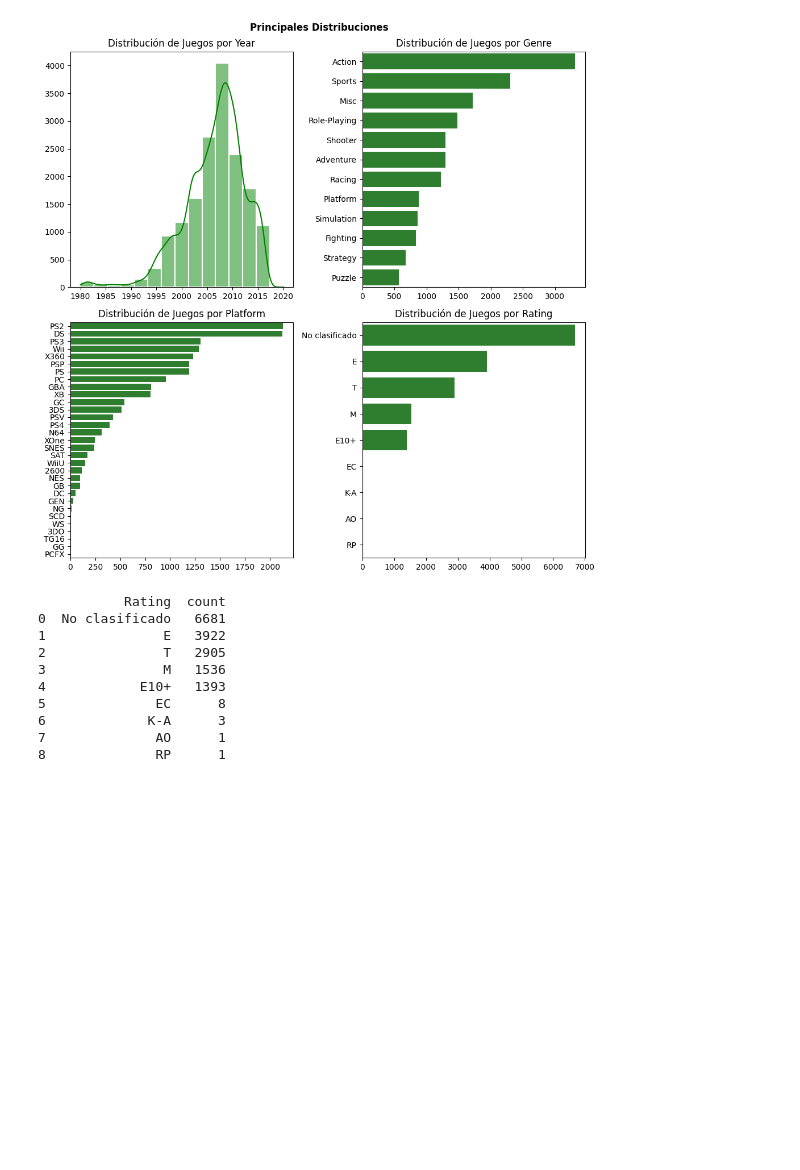
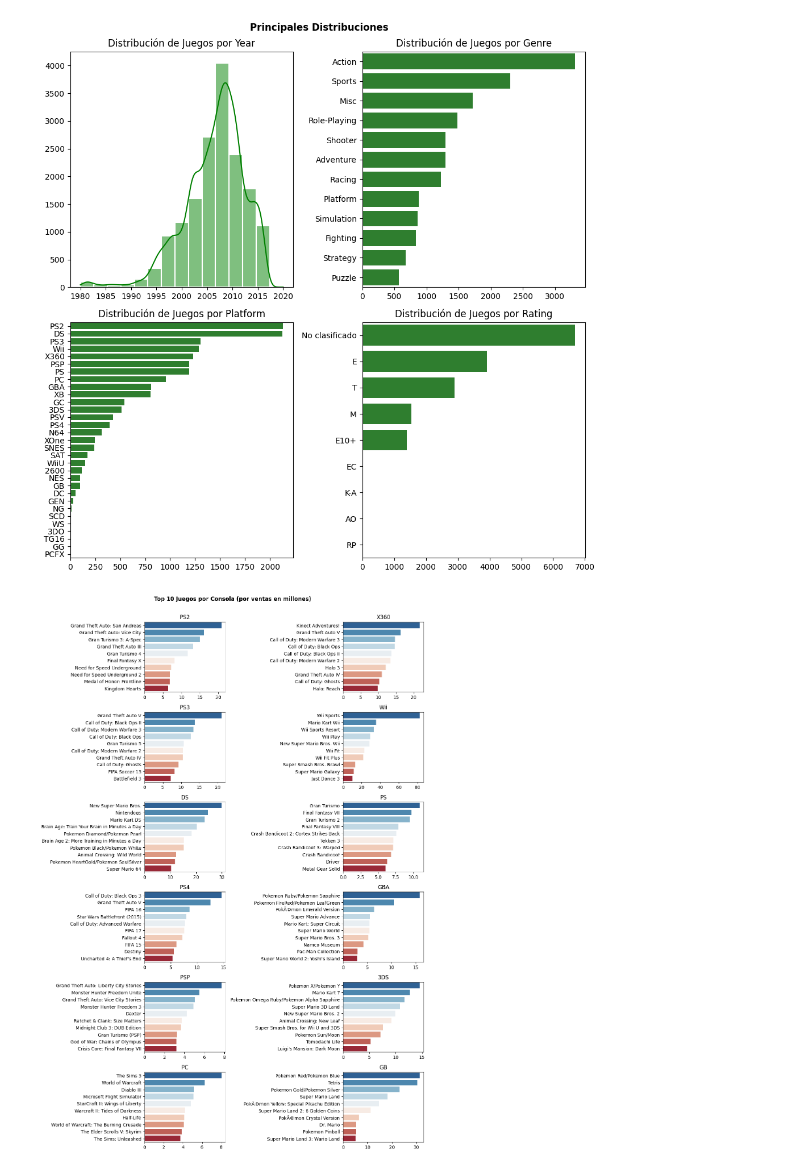
Before and after one commit to christianV1zcardo/Proyect_videogames_sales_EDA, a Jupyter notebook: main.ipynb, the cells around one changed output. Cells and saved outputs as stored; diff of their text form; code cells hidden in the pictures; blank space fills up the shorter version.

Commit message:
Top 10 Juegos por Consolas

```diff
--- a/main.ipynb
+++ b/main.ipynb
@@ -127,16 +127,30 @@ plt.show()
 # %% [output]
 [figure]
 # %%
-graf = df[x].value_counts().reset_index()
-print(graf)
+# TOP 10 JUEGOS POR CONSOLA
+fig, ax = plt.subplots(nrows=6, ncols=2, figsize=(12,17))
+fig.suptitle('Top 10 Juegos por Consola (por ventas en millones)',
+             fontweight='bold', y=1.005 )
+ax = ax.flatten()
+
+# Lista de top 10 consolas en ventas
+top_10_p = df.groupby('Platform')['Global_Sales'].sum() \
+    .sort_values(ascending=False)[:12].index
+
+for i, console in enumerate(top_10_p):
+    # Lista de top 10 juegos por consola
+    top_10_j = df[df['Platform'] == console] \
+        .sort_values(by='Global_Sales', ascending=False)\
+            [['Name', 'Global_Sales']][:10]
+
+    # Gráfico
+    sns.barplot(data=top_10_j, y='Name', x='Global_Sales', ax=ax[i],
+                palette='RdBu_r', hue='Name')
+    ax[i].set_title(console)
+    ax[i].set_xlabel('')
+    ax[i].set_ylabel('')
+
+plt.tight_layout()
+plt.show()
 # %% [output]
-           Rating  count
-0  No clasificado   6681
-1               E   3922
-2               T   2905
-3               M   1536
-4            E10+   1393
-5              EC      8
-6             K-A      3
-7              AO      1
-8              RP      1
+[figure, added]
```
Also changed, not shown: parts of 1 cell of this notebook, 2 other files.
